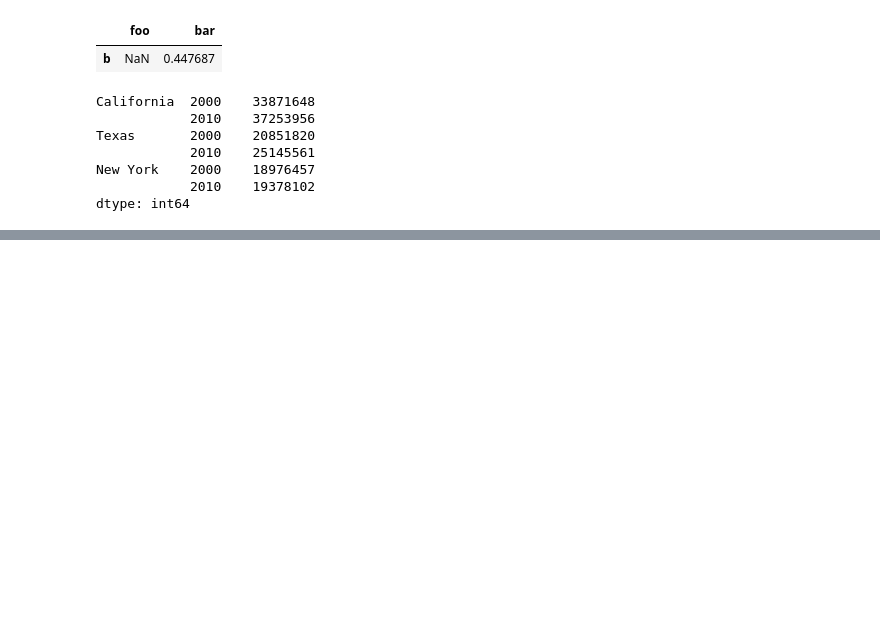
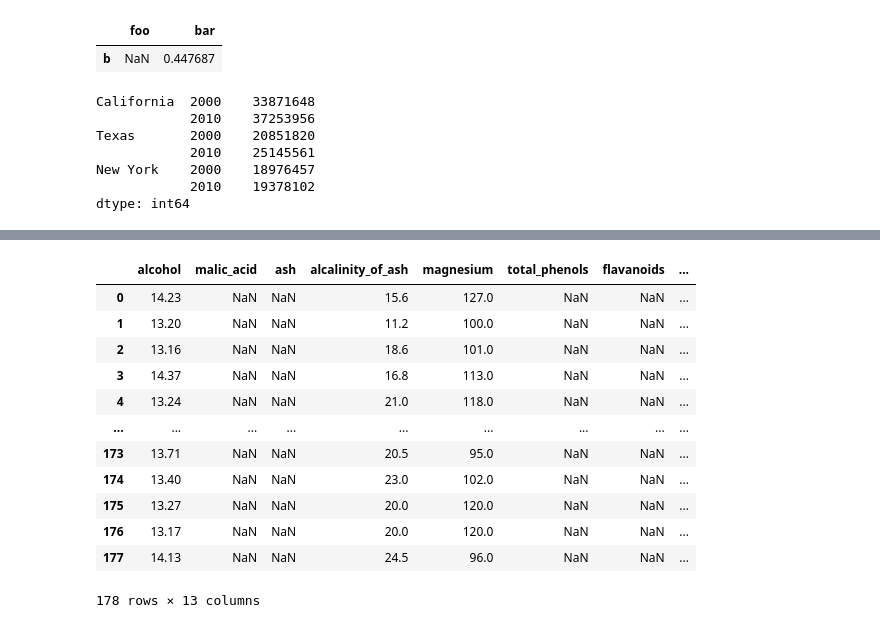
Before and after one commit to gbrs/VanderPlas_Python_DS_Handbook, a Jupyter notebook: notebooks/Probe.ipynb, the cells around one changed output, grey strips where cells are left out. Saved outputs shown, nothing was run; the diff lists cells and outputs as text; code cells hidden in the pictures; blank space fills up the shorter version.

```diff
--- a/notebooks/Probe.ipynb
+++ b/notebooks/Probe.ipynb
@@ -134,0 +190,16 @@ dtype: int64
+# %%
+df[(df > 10)|(df < -10)]
+# %% [output]
+|  | alcohol | malic_acid | ash | alcalinity_of_ash | magnesium | total_phenols | flavanoids | ... |
+| 0 | 14.23 | NaN | NaN | 15.6 | 127.0 | NaN | NaN | ... |
+| 1 | 13.20 | NaN | NaN | 11.2 | 100.0 | NaN | NaN | ... |
+| 2 | 13.16 | NaN | NaN | 18.6 | 101.0 | NaN | NaN | ... |
+| 3 | 14.37 | NaN | NaN | 16.8 | 113.0 | NaN | NaN | ... |
+| 4 | 13.24 | NaN | NaN | 21.0 | 118.0 | NaN | NaN | ... |
+| ... | ... | ... | ... | ... | ... | ... | ... | ... |
+| 173 | 13.71 | NaN | NaN | 20.5 | 95.0 | NaN | NaN | ... |
+| 174 | 13.40 | NaN | NaN | 23.0 | 102.0 | NaN | NaN | ... |
+| 175 | 13.27 | NaN | NaN | 20.0 | 120.0 | NaN | NaN | ... |
+| 176 | 13.17 | NaN | NaN | 20.0 | 120.0 | NaN | NaN | ... |
+| 177 | 14.13 | NaN | NaN | 24.5 | 96.0 | NaN | NaN | ... |
+178 rows × 13 columns
```
Also changed, not shown: parts of 4 cells of this notebook.
